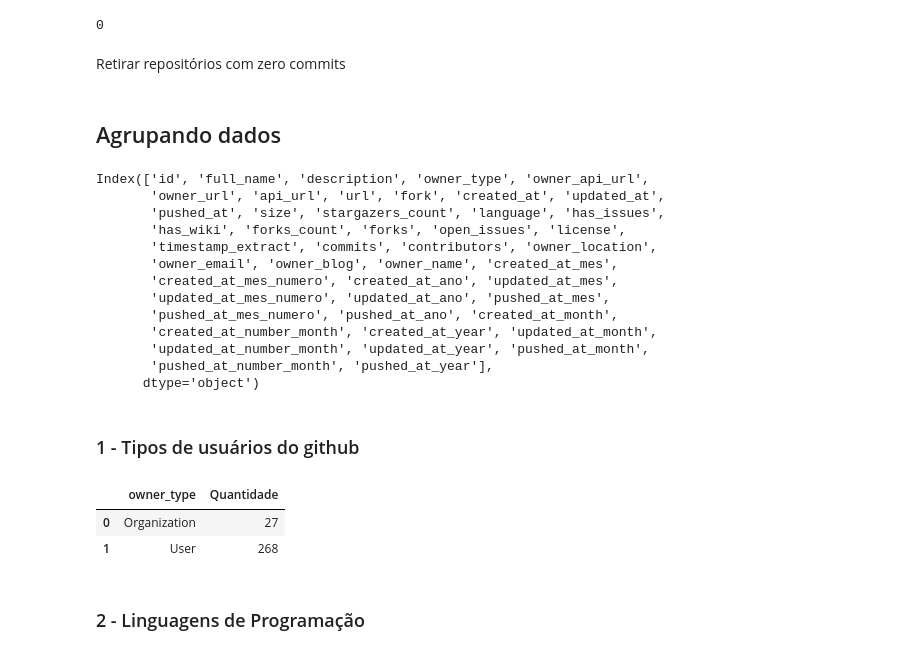
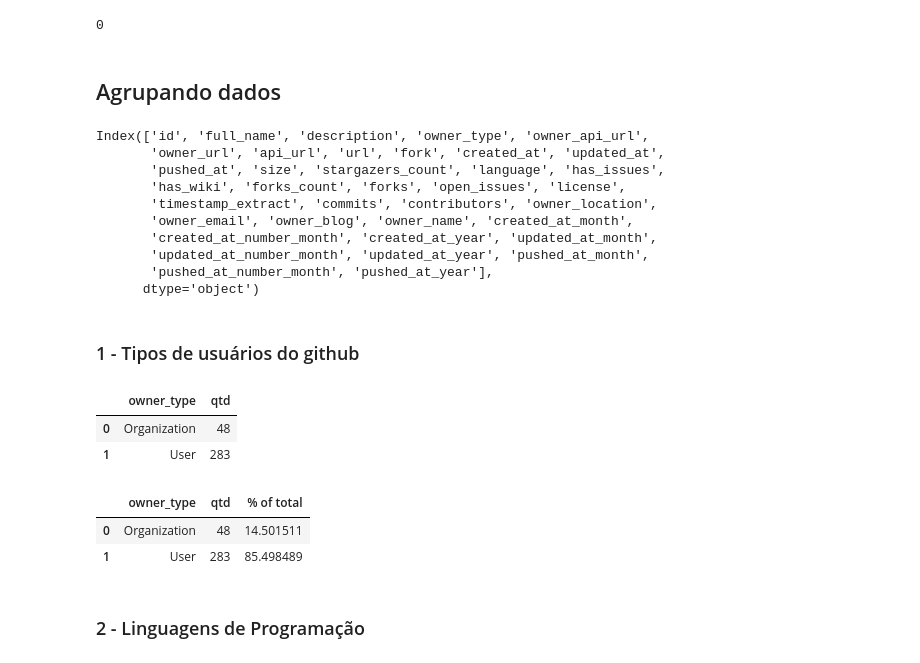
Before and after one commit to Lorenaps/caracterizacao-dados-abertos-gov, a Jupyter notebook: analysis/extracted-data/analysis_repositories.ipynb, the cells around one changed output. Drawn from its saved outputs; the diff is of its cells as text; code cells hidden in the pictures.

```diff
--- a/analysis/extracted-data/analysis_repositories.ipynb
+++ b/analysis/extracted-data/analysis_repositories.ipynb
@@ -28,7 +28,7 @@ def conversao_string_datetime(df, coluna):
     df[coluna] = pd.to_datetime(df[coluna], dayfirst=True)
 
     df[coluna + '_month'] = df[coluna].dt.month_name(locale='pt_BR.UTF-8')
-    df.astype({coluna + '_mes': 'category'}).dtypes
+    df.astype({coluna + '_month': 'category'}).dtypes
 
     df[coluna + '_number_month'] = df[coluna].dt.month
     df.astype({coluna + '_number_month': 'category'}).dtypes
@@ -57,11 +59,6 @@ len(repo)
 len(repo.loc[repo['commits'].isna()])
 # %% [output]
 0
-# %% [markdown]
-Retirar repositórios com zero commits
-# %%
-repo = repo.dropna(subset=['commits'])
-len(repo)
 # %% [markdown]
 ## Agrupando dados
 # %%
@@ -72,10 +69,7 @@ Index(['id', 'full_name', 'description', 'owner_type', 'owner_api_url',
        'pushed_at', 'size', 'stargazers_count', 'language', 'has_issues',
        'has_wiki', 'forks_count', 'forks', 'open_issues', 'license',
        'timestamp_extract', 'commits', 'contributors', 'owner_location',
-       'owner_email', 'owner_blog', 'owner_name', 'created_at_mes',
-       'created_at_mes_numero', 'created_at_ano', 'updated_at_mes',
-       'updated_at_mes_numero', 'updated_at_ano', 'pushed_at_mes',
-       'pushed_at_mes_numero', 'pushed_at_ano', 'created_at_month',
+       'owner_email', 'owner_blog', 'owner_name', 'created_at_month',
        'created_at_number_month', 'created_at_year', 'updated_at_month',
        'updated_at_number_month', 'updated_at_year', 'pushed_at_month',
        'pushed_at_number_month', 'pushed_at_year'],
@@ -83,10 +77,19 @@ Index(['id', 'full_name', 'description', 'owner_type', 'owner_api_url',
 # %% [markdown]
 ### 1 - Tipos de usuários do github
 # %%
-repo.groupby('owner_type').size().reset_index(name='Quantidade')
+owner_type = repo.groupby('owner_type').size().reset_index(name='qtd')
+owner_type
 # %% [output]
-|  | owner_type | Quantidade |
-| 0 | Organization | 27 |
-| 1 | User | 268 |
+|  | owner_type | qtd |
+| 0 | Organization | 48 |
+| 1 | User | 283 |
+# %%
+total = owner_type['qtd'].sum()
+owner_type['% of total'] = owner_type['qtd'].apply(lambda x: 100 * x / total)
+owner_type
+# %% [output]
+|  | owner_type | qtd | % of total |
+| 0 | Organization | 48 | 14.501511 |
+| 1 | User | 283 | 85.498489 |
 # %% [markdown]
 ### 2 - Linguagens de Programação
```
Also changed, not shown: parts of 23 cells of this notebook.
